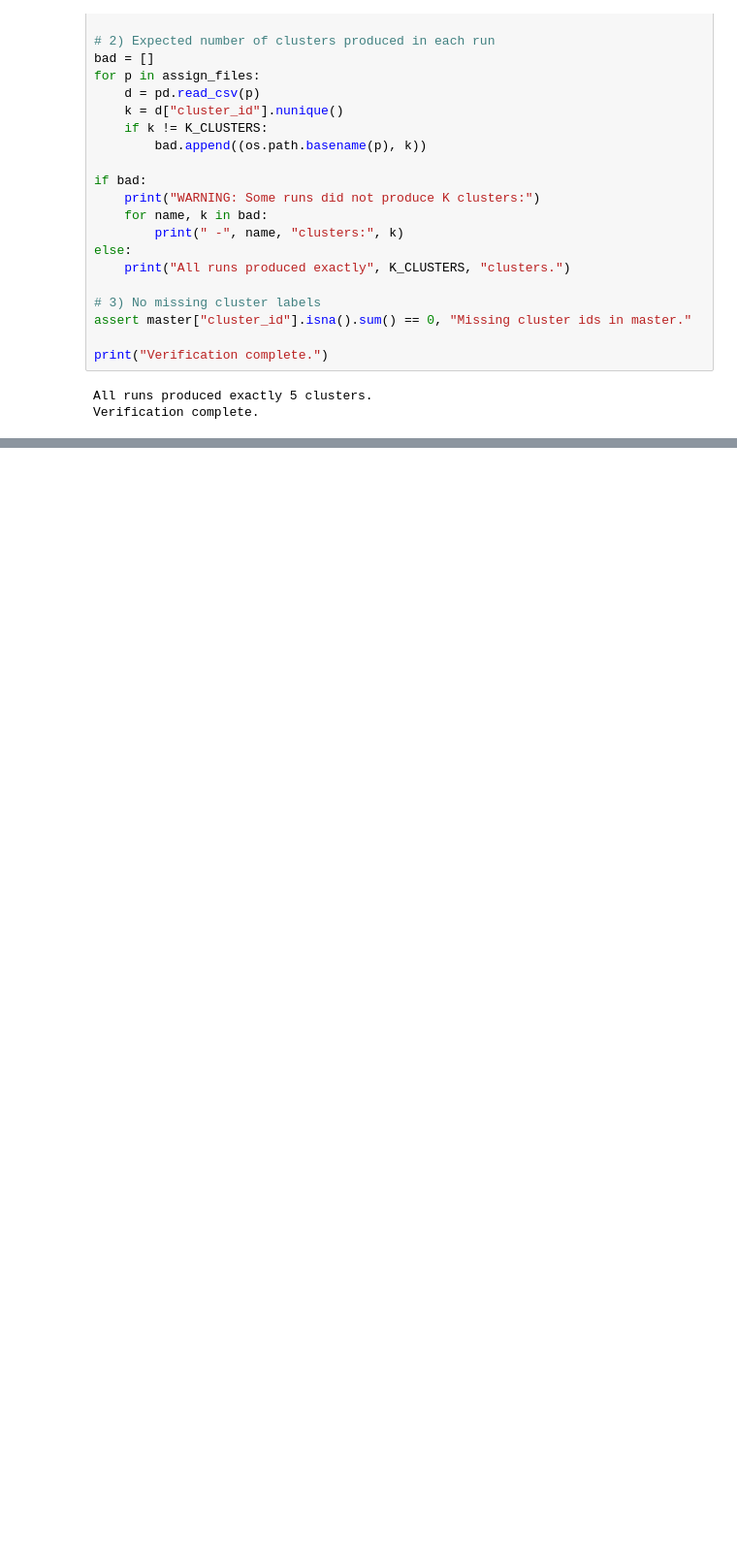
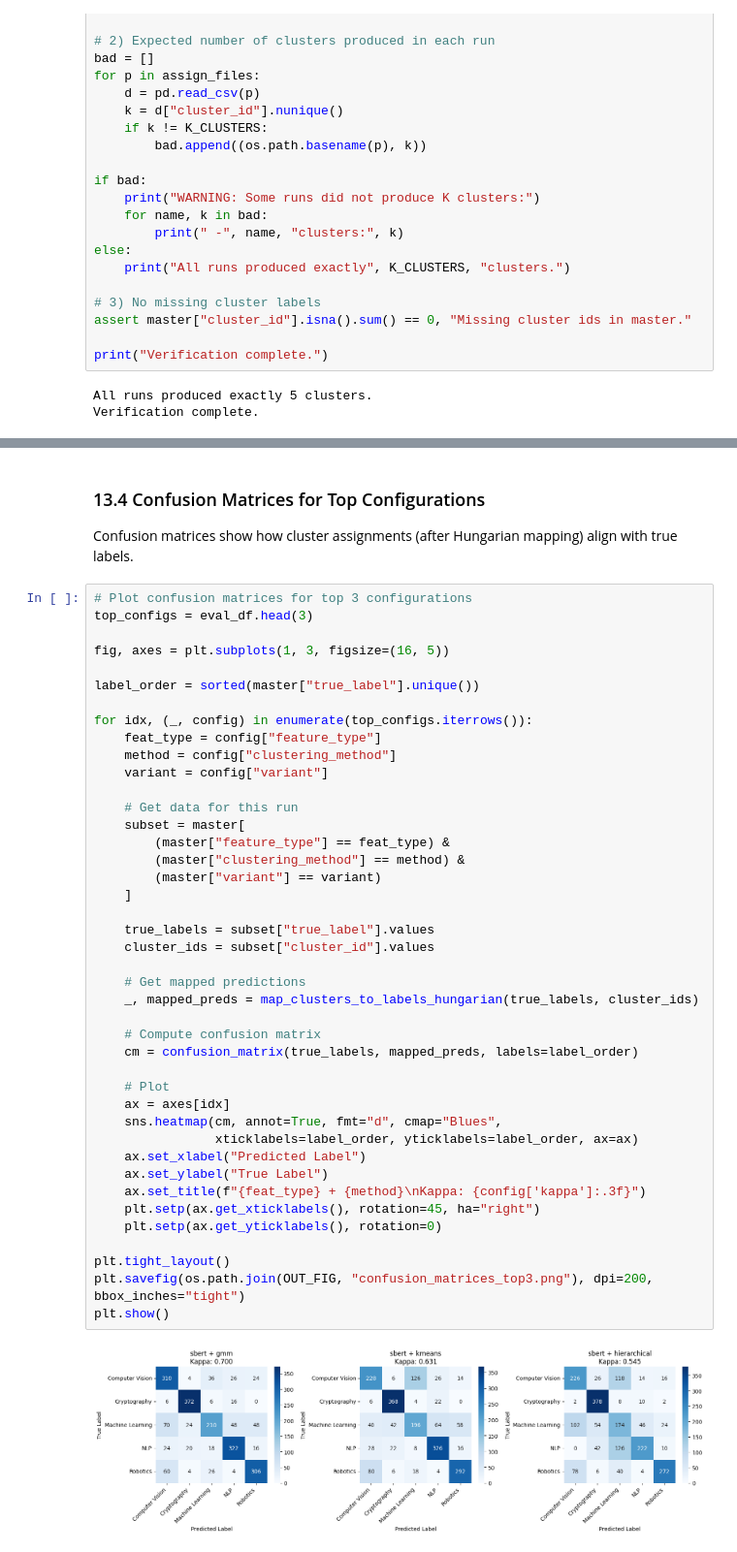
Before and after one commit to KyleWyonch/DTI5125-Data-Science-Applications, a Jupyter notebook: Assignment-2-clustering/notebooks/features_clustering.ipynb, the cells around one changed output, grey strips where cells are left out. Shown at 97% size. Saved outputs shown, nothing was run; the diff lists cells and outputs as text; blank space fills up the shorter version.

```diff
--- a/Assignment-2-clustering/notebooks/features_clustering.ipynb
+++ b/Assignment-2-clustering/notebooks/features_clustering.ipynb
@@ -779,0 +1026,48 @@ This contains one row per document per run, with columns:
+# %% [markdown]
+### 13.4 Confusion Matrices for Top Configurations
+
+Confusion matrices show how cluster assignments (after Hungarian mapping) align with true labels.
+# %%
+# Plot confusion matrices for top 3 configurations
+top_configs = eval_df.head(3)
+
+fig, axes = plt.subplots(1, 3, figsize=(16, 5))
+
+label_order = sorted(master["true_label"].unique())
+
+for idx, (_, config) in enumerate(top_configs.iterrows()):
+    feat_type = config["feature_type"]
+    method = config["clustering_method"]
+    variant = config["variant"]
+
+    # Get data for this run
+    subset = master[
+        (master["feature_type"] == feat_type) &
+        (master["clustering_method"] == method) &
+        (master["variant"] == variant)
+    ]
+
+    true_labels = subset["true_label"].values
+    cluster_ids = subset["cluster_id"].values
+
+    # Get mapped predictions
+    _, mapped_preds = map_clusters_to_labels_hungarian(true_labels, cluster_ids)
+
+    # Compute confusion matrix
+    cm = confusion_matrix(true_labels, mapped_preds, labels=label_order)
+
+    # Plot
+    ax = axes[idx]
+    sns.heatmap(cm, annot=True, fmt="d", cmap="Blues",
+                xticklabels=label_order, yticklabels=label_order, ax=ax)
+    ax.set_xlabel("Predicted Label")
+    ax.set_ylabel("True Label")
+    ax.set_title(f"{feat_type} + {method}\nKappa: {config['kappa']:.3f}")
+    plt.setp(ax.get_xticklabels(), rotation=45, ha="right")
+    plt.setp(ax.get_yticklabels(), rotation=0)
+
+plt.tight_layout()
+plt.savefig(os.path.join(OUT_FIG, "confusion_matrices_top3.png"), dpi=200, bbox_inches="tight")
+plt.show()
+# %% [output]
+[figure, added]
```
Also changed, not shown: parts of 23 cells of this notebook, 1 other file.
